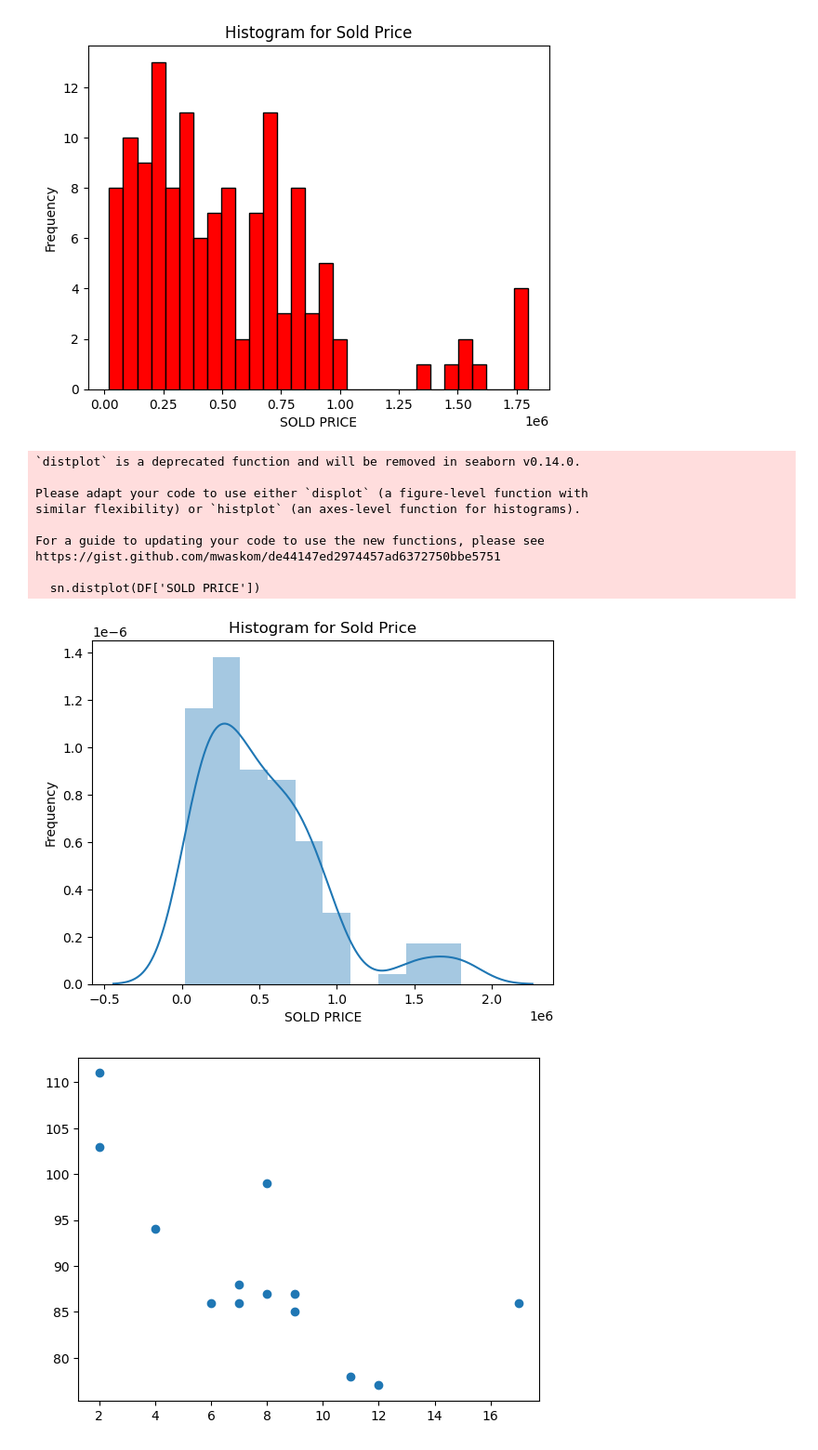
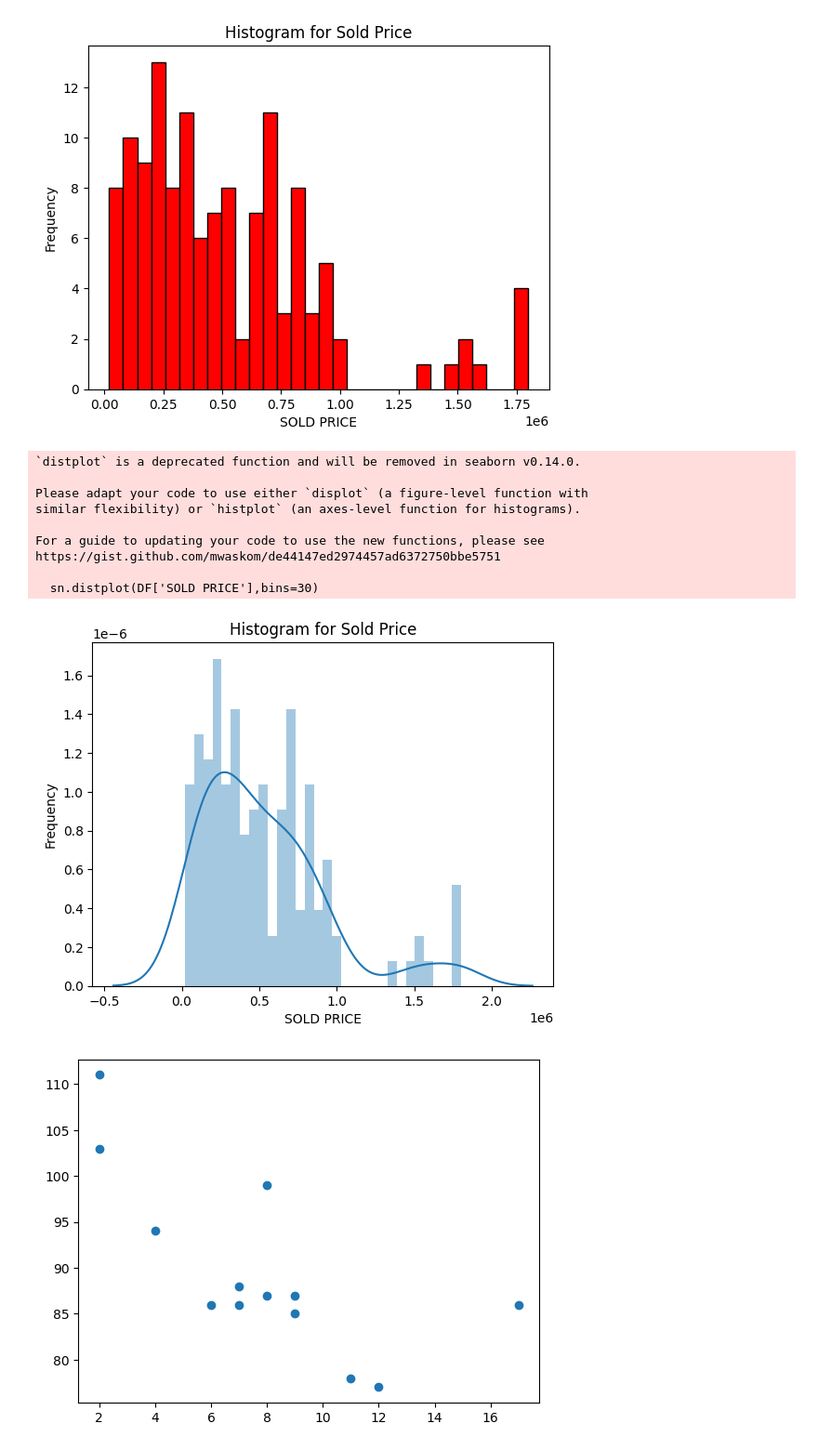
Before and after one commit to Arnab-apk/Data_Visualization, a Jupyter notebook: Data Visulization .ipynb, the cells around one changed output. Shown: that part at 93% size. Saved outputs shown, nothing was run; the diff lists cells and outputs as text; code cells hidden in the pictures.

```diff
--- a/Data Visulization .ipynb
+++ b/Data Visulization .ipynb
@@ -156,23 +156,23 @@ plt.show()
 # %%
 #Distribution or Density PLot
 #Its depicts the distribution of data over a continious interval. Its like a smooth histogramand visulises distribution
 #of data
-sn.distplot(DF['SOLD PRICE'])
+sn.distplot(DF['SOLD PRICE'],bins=30)
 plt.title("Histogram for Sold Price")
 plt.xlabel('SOLD PRICE')
 plt.ylabel('Frequency')
 plt.show()
 # %% [output]
 `distplot` is a deprecated function and will be removed in seaborn v0.14.0.
 
 Please adapt your code to use either `displot` (a figure-level function with
 similar flexibility) or `histplot` (an axes-level function for histograms).
 
 For a guide to updating your code to use the new functions, please see
 https://gist.github.com/mwaskom/de44147ed2974457ad6372750bbe5751
 
-  sn.distplot(DF['SOLD PRICE'])
+  sn.distplot(DF['SOLD PRICE'],bins=30)
-[figure, old version]
+[figure, new version]
 # %%
 #Scatterplot(only write this for scatterplot)
 #in a scannterplot th values of the two variables are plotted along two axis and resulting pattern can reveal the
```
Also changed, not shown: parts of 1 cell of this notebook, 1 other file.
